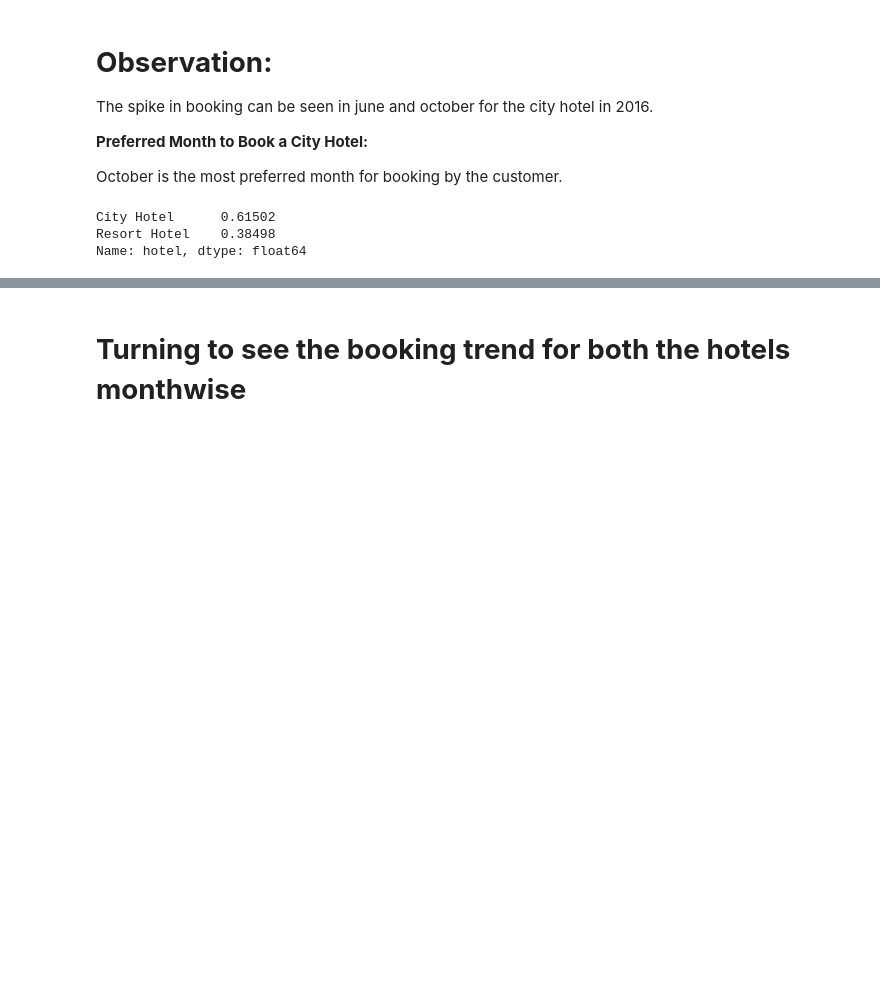
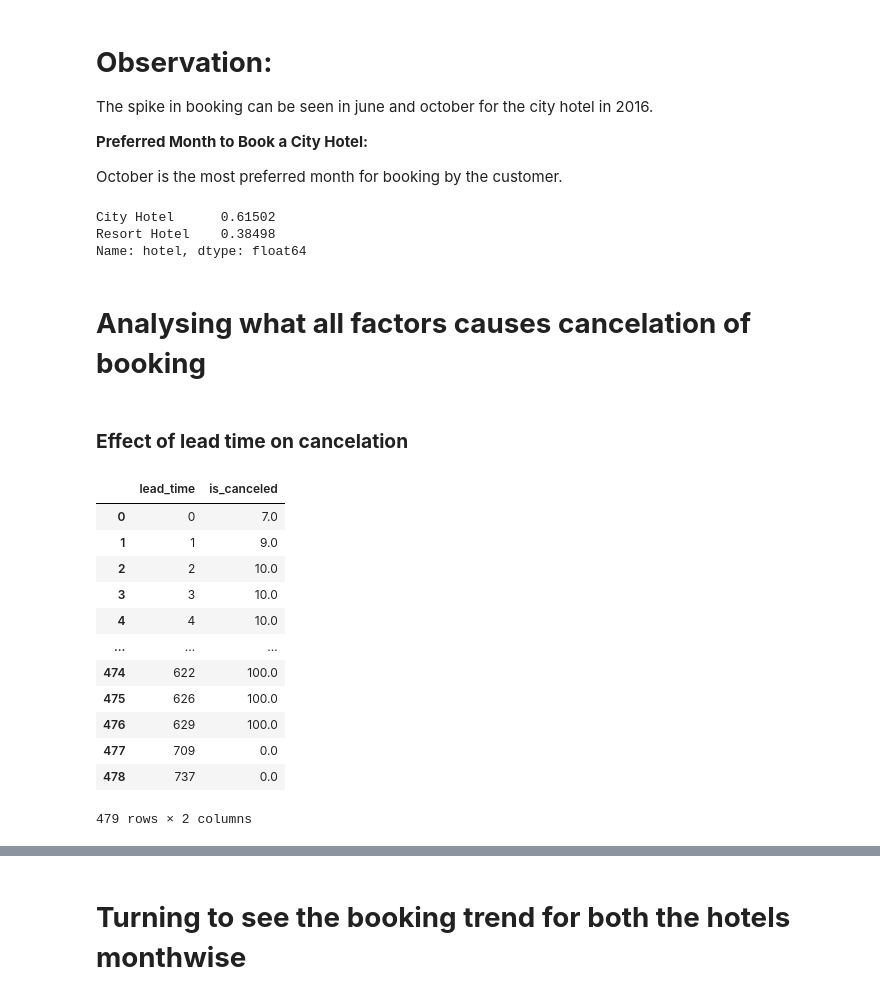
Before and after one commit to PriyankaSejwal/Hotel-Booking-Analysis, a Jupyter notebook: Priyanka_Rimo_CapstoneProject_Hotel_Booking_Analysis_Capstone_Project.ipynb, the cells around one changed output, grey strips where cells are left out. Cells and saved outputs as stored; diff of their text form; code cells hidden in the pictures; blank space fills up the shorter version.

```diff
--- a/Priyanka_Rimo_CapstoneProject_Hotel_Booking_Analysis_Capstone_Project.ipynb
+++ b/Priyanka_Rimo_CapstoneProject_Hotel_Booking_Analysis_Capstone_Project.ipynb
@@ -392,3 +392,7 @@ hotel_canceled
 City Hotel      0.61502
 Resort Hotel    0.38498
 Name: hotel, dtype: float64
+# %% [markdown]
+# <b> Analysing what all factors causes cancelation of booking <b>
+# %% [markdown]
+### <b> Effect of lead time on cancelation
@@ -394,0 +407,18 @@ Name: hotel, dtype: float64
+# %%
+# having a look at the created dataframe to be used for visualization
+
+cancelation_due_to_lead_time
+# %% [output]
+|  | lead_time | is_canceled |
+| 0 | 0 | 7.0 |
+| 1 | 1 | 9.0 |
+| 2 | 2 | 10.0 |
+| 3 | 3 | 10.0 |
+| 4 | 4 | 10.0 |
+| ... | ... | ... |
+| 474 | 622 | 100.0 |
+| 475 | 626 | 100.0 |
+| 476 | 629 | 100.0 |
+| 477 | 709 | 0.0 |
+| 478 | 737 | 0.0 |
+479 rows × 2 columns
```
Also changed, not shown: parts of 17 cells of this notebook.
